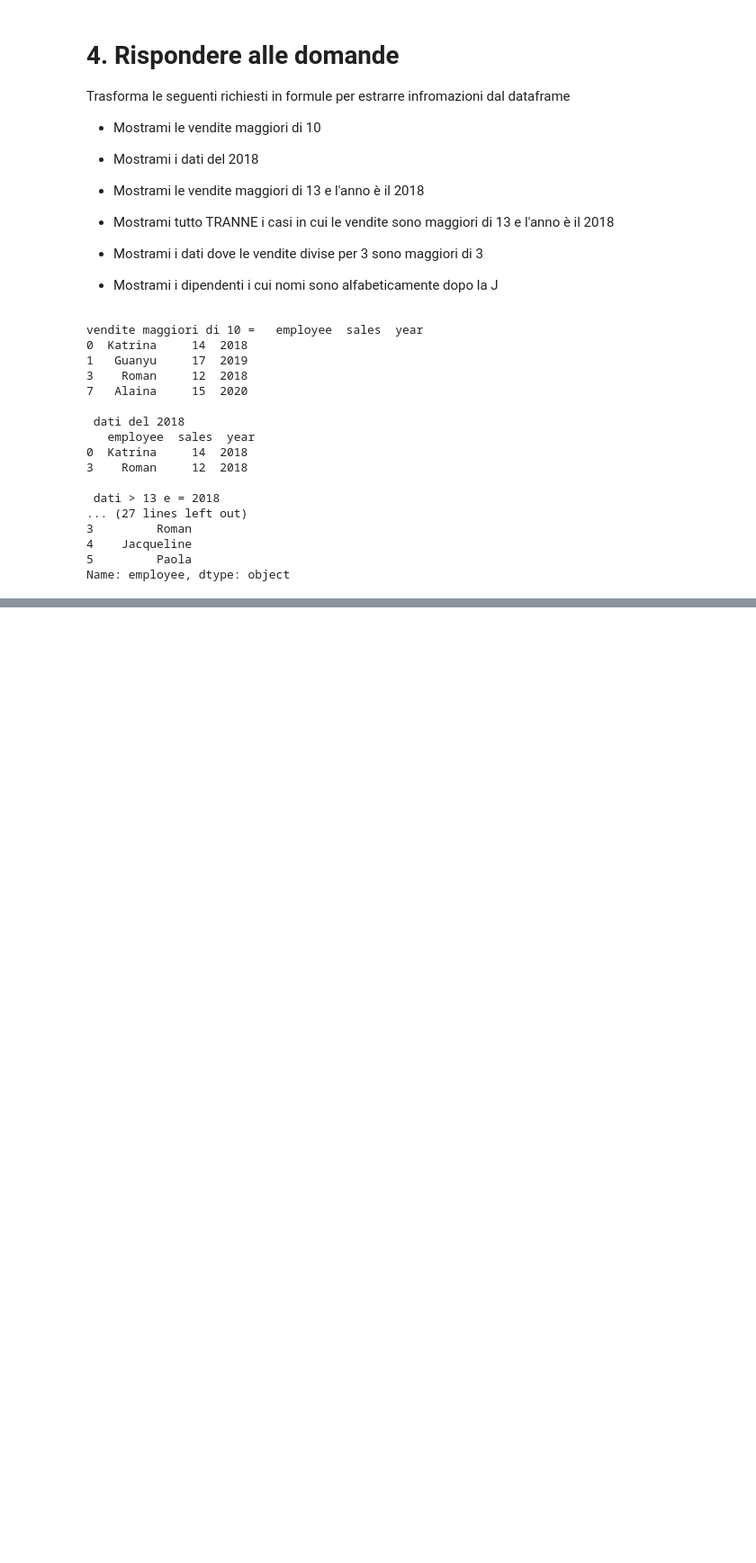
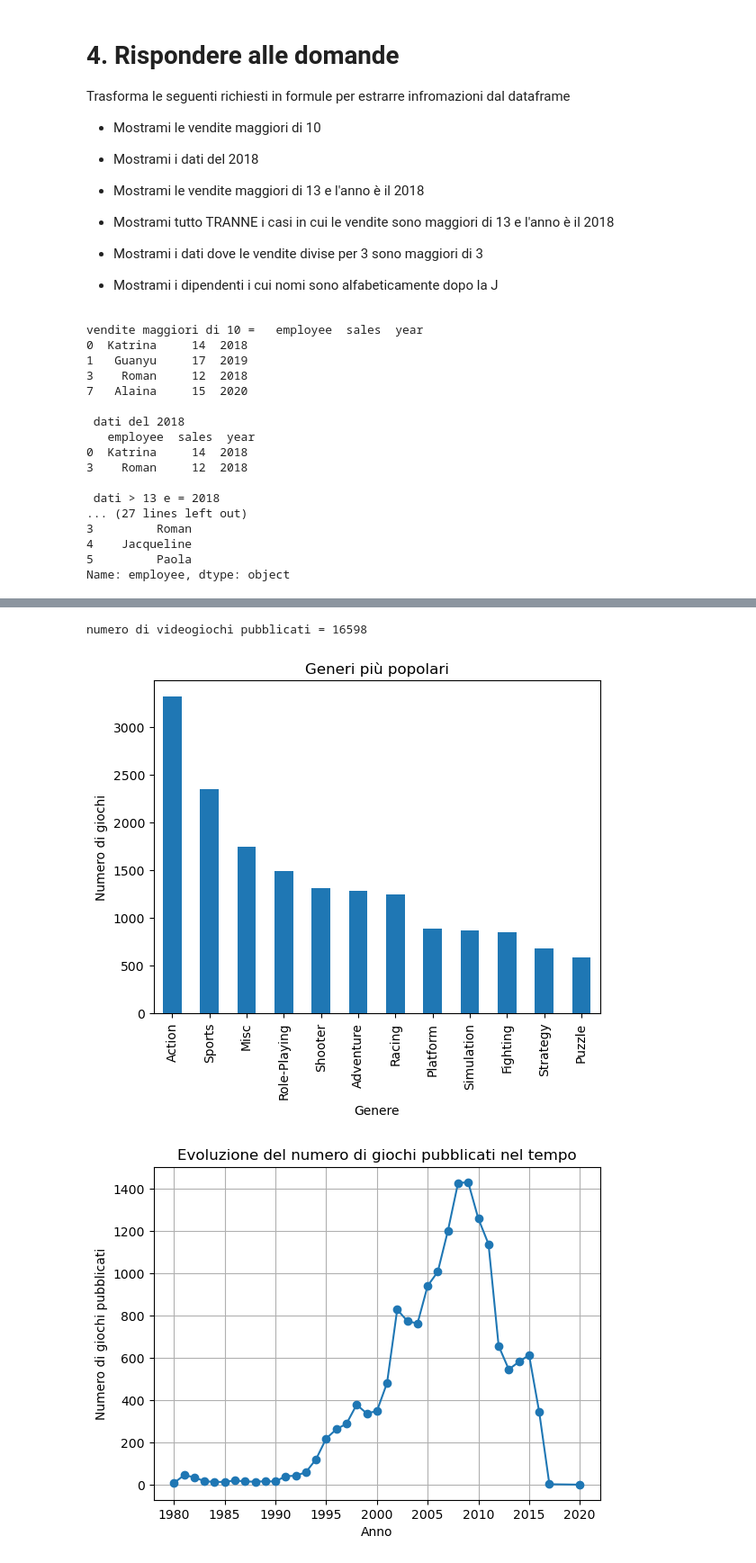
Before and after one commit to DenisTrokan/ProgrammingLab, a Jupyter notebook: 5_Esercizi_lez_5.ipynb, the cells around one changed output, grey strips where cells are left out. Shown: that part at 90% size. Drawn from its saved outputs; the diff is of its cells as text; code cells hidden in the pictures; blank space fills up the shorter version.

```diff
--- a/5_Esercizi_lez_5.ipynb
+++ b/5_Esercizi_lez_5.ipynb
@@ -94,3 +94,27 @@ df.head()
 | 2 | 3 | Mario Kart Wii | Wii | 2008.0 | Racing | Nintendo | 15.85 | 12.88 | 3.79 | 3.31 | ... |
 | 3 | 4 | Wii Sports Resort | Wii | 2009.0 | Sports | Nintendo | 15.75 | 11.01 | 3.28 | 2.96 | ... |
 | 4 | 5 | Pokemon Red/Pokemon Blue | GB | 1996.0 | Role-Playing | Nintendo | 11.27 | 8.89 | 10.22 | 1.00 | ... |
+# %%
+#parte di domande
+# Quanti videogiochi sono stati pubblicati
+print(f'numero di videogiochi pubblicati = {df.shape[0]}')
+# 2. Quali sono i generi più popolari? Mostralo con un bar plot
+group = df['Genre'].value_counts()
+group.plot(kind="bar")
+plt.xlabel('Genere')
+plt.ylabel('Numero di giochi')
+plt.title('Generi più popolari')
+plt.show()
+# 3. Plotta l'evoluzione del numero di giochi pubblicati nel tempo
+giochi_per_anno = df['Year'].value_counts().sort_index()
+
+plt.plot(giochi_per_anno.index, giochi_per_anno.values, marker='o')
+plt.xlabel('Anno')
+plt.ylabel('Numero di giochi pubblicati')
+plt.title('Evoluzione del numero di giochi pubblicati nel tempo')
+plt.grid(True)
+plt.show()
+# %% [output]
+numero di videogiochi pubblicati = 16598
+[figure, added]
+[figure, added]
```
